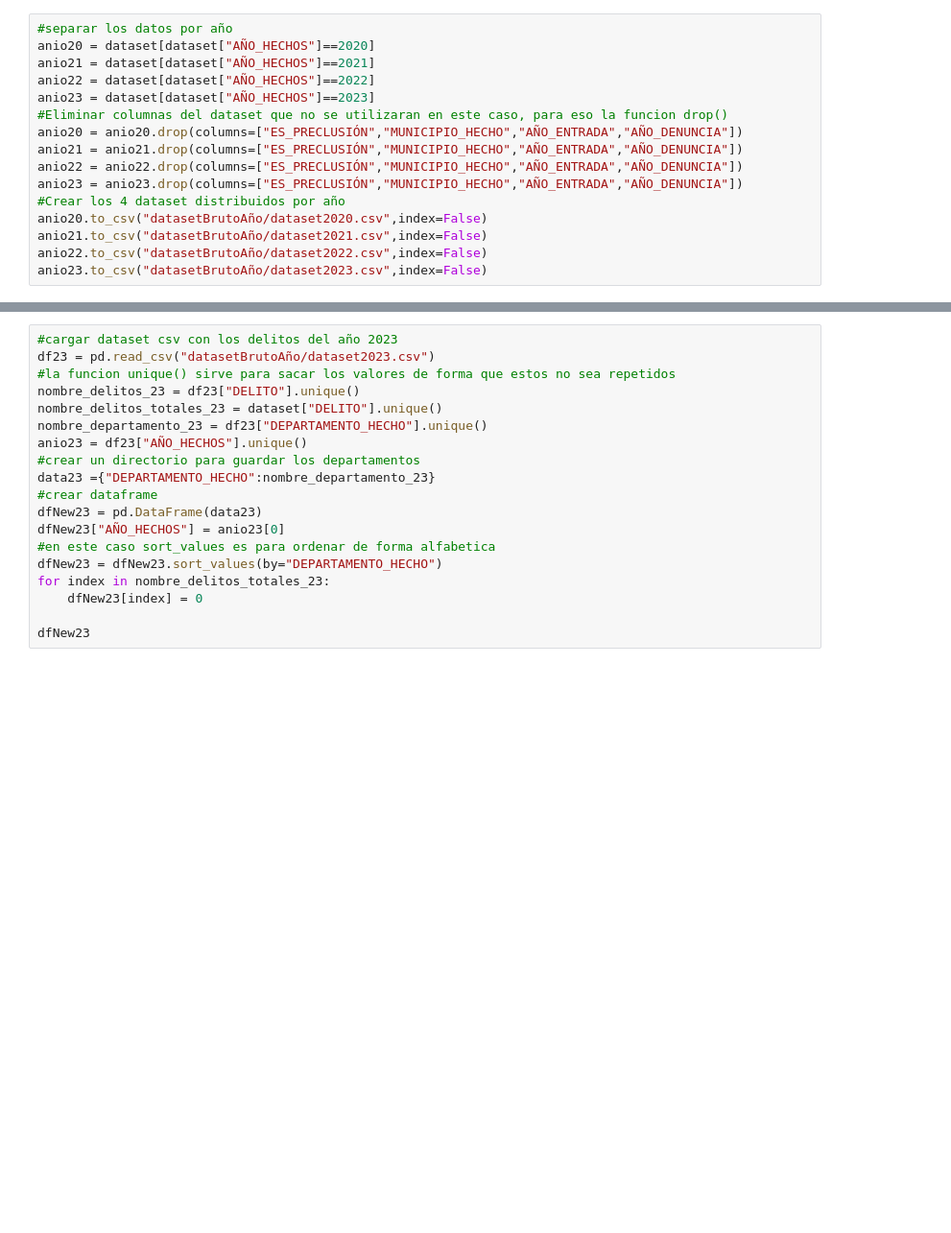
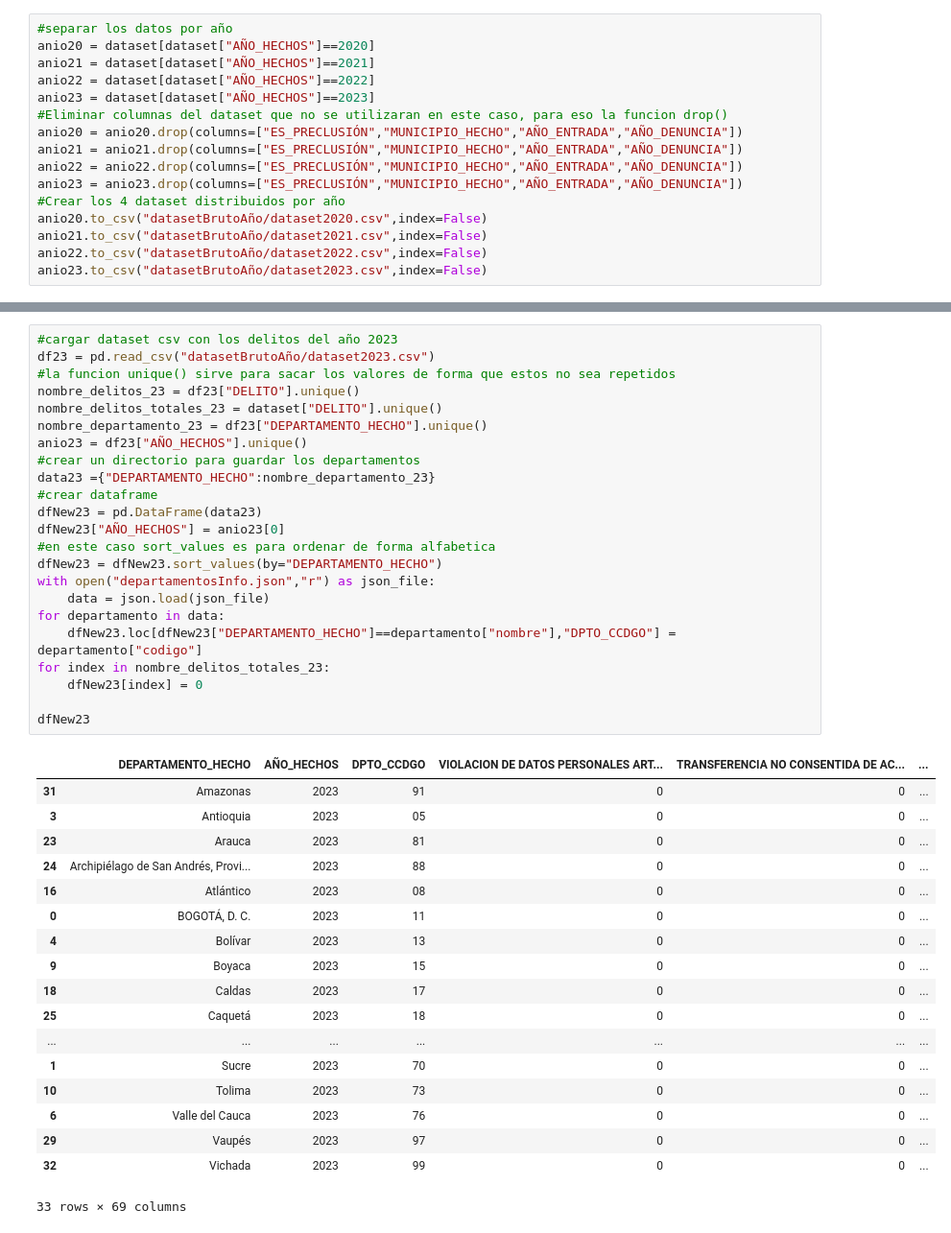
Before and after one commit to leonelpc94/delitosInformaticos, a Jupyter notebook: nuevoDataset.ipynb, the cells around one changed output, grey strips where cells are left out. Shown at 96% size. Cells and saved outputs as stored; diff of their text form; blank space fills up the shorter version.

```diff
--- a/nuevoDataset.ipynb
+++ b/nuevoDataset.ipynb
@@ -82,22 +163,45 @@ dfNew22
 # %%
 #cargar dataset csv con los delitos del año 2023
 df23 = pd.read_csv("datasetBrutoAño/dataset2023.csv")
 #la funcion unique() sirve para sacar los valores de forma que estos no sea repetidos
 nombre_delitos_23 = df23["DELITO"].unique()
 nombre_delitos_totales_23 = dataset["DELITO"].unique()
 nombre_departamento_23 = df23["DEPARTAMENTO_HECHO"].unique()
 anio23 = df23["AÑO_HECHOS"].unique()
 #crear un directorio para guardar los departamentos
 data23 ={"DEPARTAMENTO_HECHO":nombre_departamento_23}
 #crear dataframe
 dfNew23 = pd.DataFrame(data23)
 dfNew23["AÑO_HECHOS"] = anio23[0]
 #en este caso sort_values es para ordenar de forma alfabetica
 dfNew23 = dfNew23.sort_values(by="DEPARTAMENTO_HECHO")
+with open("departamentosInfo.json","r") as json_file:
+    data = json.load(json_file)
+for departamento in data:
+    dfNew23.loc[dfNew23["DEPARTAMENTO_HECHO"]==departamento["nombre"],"DPTO_CCDGO"] = departamento["codigo"]
 for index in nombre_delitos_totales_23:
     dfNew23[index] = 0
 
 dfNew23
+# %% [output]
+|  | DEPARTAMENTO_HECHO | AÑO_HECHOS | DPTO_CCDGO | VIOLACION DE DATOS PERSONALES ART... | TRANSFERENCIA NO CONSENTIDA DE AC... | ... |
+| 31 | Amazonas | 2023 | 91 | 0 | 0 | ... |
+| 3 | Antioquia | 2023 | 05 | 0 | 0 | ... |
+| 23 | Arauca | 2023 | 81 | 0 | 0 | ... |
+| 24 | Archipiélago de San Andrés, Provi... | 2023 | 88 | 0 | 0 | ... |
+| 16 | Atlántico | 2023 | 08 | 0 | 0 | ... |
+| 0 | BOGOTÁ, D. C. | 2023 | 11 | 0 | 0 | ... |
+| 4 | Bolívar | 2023 | 13 | 0 | 0 | ... |
+| 9 | Boyaca | 2023 | 15 | 0 | 0 | ... |
+| 18 | Caldas | 2023 | 17 | 0 | 0 | ... |
+| 25 | Caquetá | 2023 | 18 | 0 | 0 | ... |
+| ... | ... | ... | ... | ... | ... | ... |
+| 1 | Sucre | 2023 | 70 | 0 | 0 | ... |
+| 10 | Tolima | 2023 | 73 | 0 | 0 | ... |
+| 6 | Valle del Cauca | 2023 | 76 | 0 | 0 | ... |
+| 29 | Vaupés | 2023 | 97 | 0 | 0 | ... |
+| 32 | Vichada | 2023 | 99 | 0 | 0 | ... |
+33 rows × 69 columns
 # %%
 for indexI,departamento in enumerate(dfNew20["DEPARTAMENTO_HECHO"]):
     for indexJ,delitos in enumerate(dfNew20.columns):
```
Also changed, not shown: parts of 8 cells of this notebook, 5 other files.
